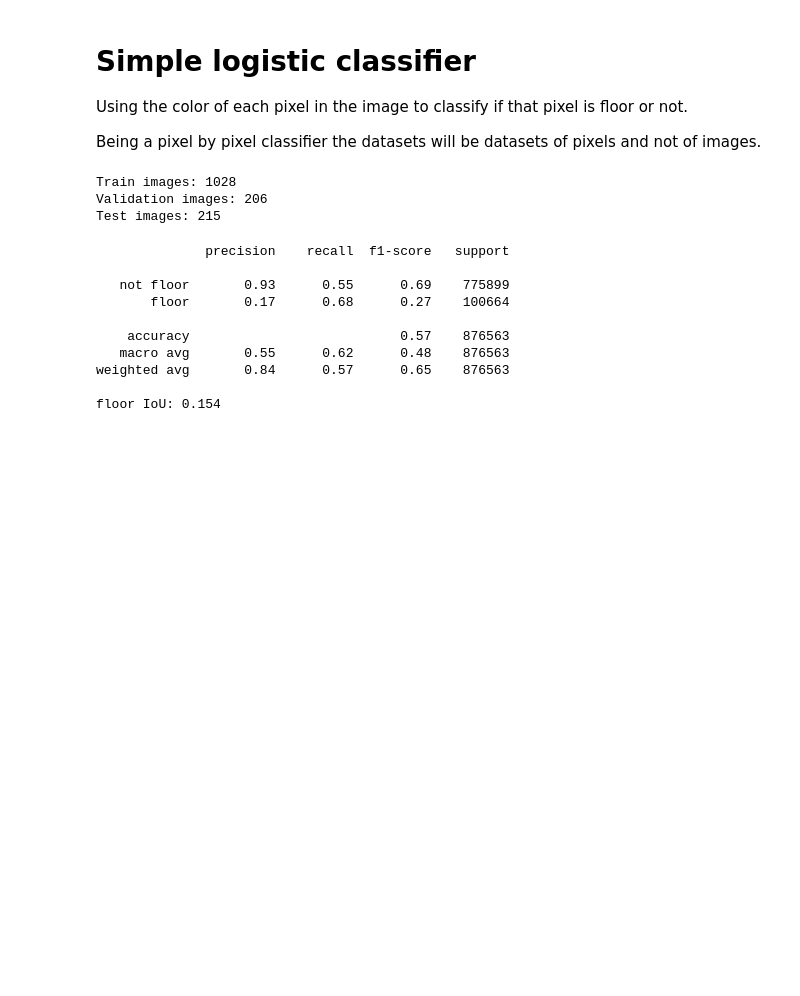
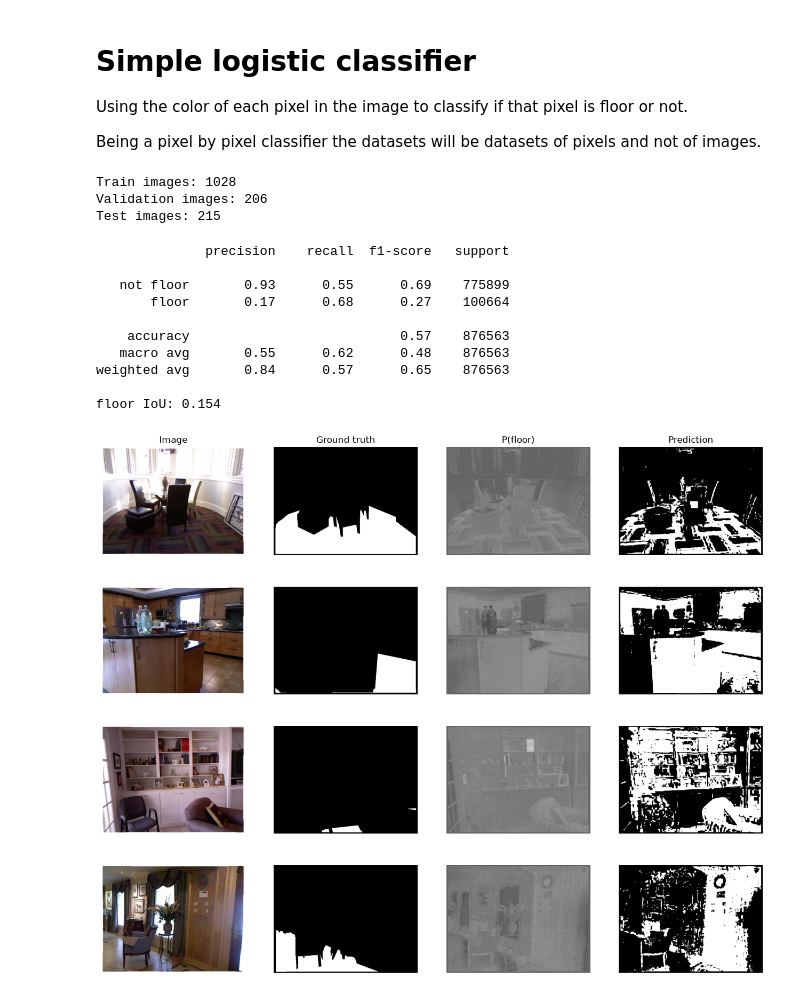
Before and after one commit to slymachenko/indoor-semantic-segmentation, a Jupyter notebook: notebooks/simple_logistic_classifier.ipynb, the cells around one changed output. Saved outputs shown, nothing was run; the diff lists cells and outputs as text; code cells hidden in the pictures; blank space fills up the shorter version.

```diff
--- a/notebooks/simple_logistic_classifier.ipynb
+++ b/notebooks/simple_logistic_classifier.ipynb
@@ -65,3 +65,35 @@ print(f"floor IoU: {jaccard_score(y_test, y_pred):.3f}")
 weighted avg       0.84      0.57      0.65    876563
 
 floor IoU: 0.154
+# %%
+fig, axes = plt.subplots(4, 4, figsize=(16, 13))
+
+for row, idx in enumerate(test_indices[:4]):
+    image, labels = nyu.get_pair(idx)
+
+    # Ground truth: 1 = floor, 0 = everything else
+    gt = binary_target_mask(labels, target_ids)
+
+    # Predict P(floor) for every pixel, then reshape back to image size
+    X = image.reshape(-1, 3) / 255.0
+    proba = clf.predict_proba(X)[:, 1].reshape(labels.shape)
+
+    # Final prediction: floor if P(floor) >= 0.5
+    pred = proba >= 0.5
+
+    axes[row, 0].imshow(image)
+    axes[row, 1].imshow(gt, cmap="gray")
+    axes[row, 2].imshow(proba, cmap="gray", vmin=0, vmax=1)
+    axes[row, 3].imshow(pred, cmap="gray")
+
+axes[0, 0].set_title("Image")
+axes[0, 1].set_title("Ground truth")
+axes[0, 2].set_title("P(floor)")
+axes[0, 3].set_title("Prediction")
+
+for ax in axes.ravel():
+    ax.axis("off")
+
+plt.show()
+# %% [output]
+[figure, added]
```
